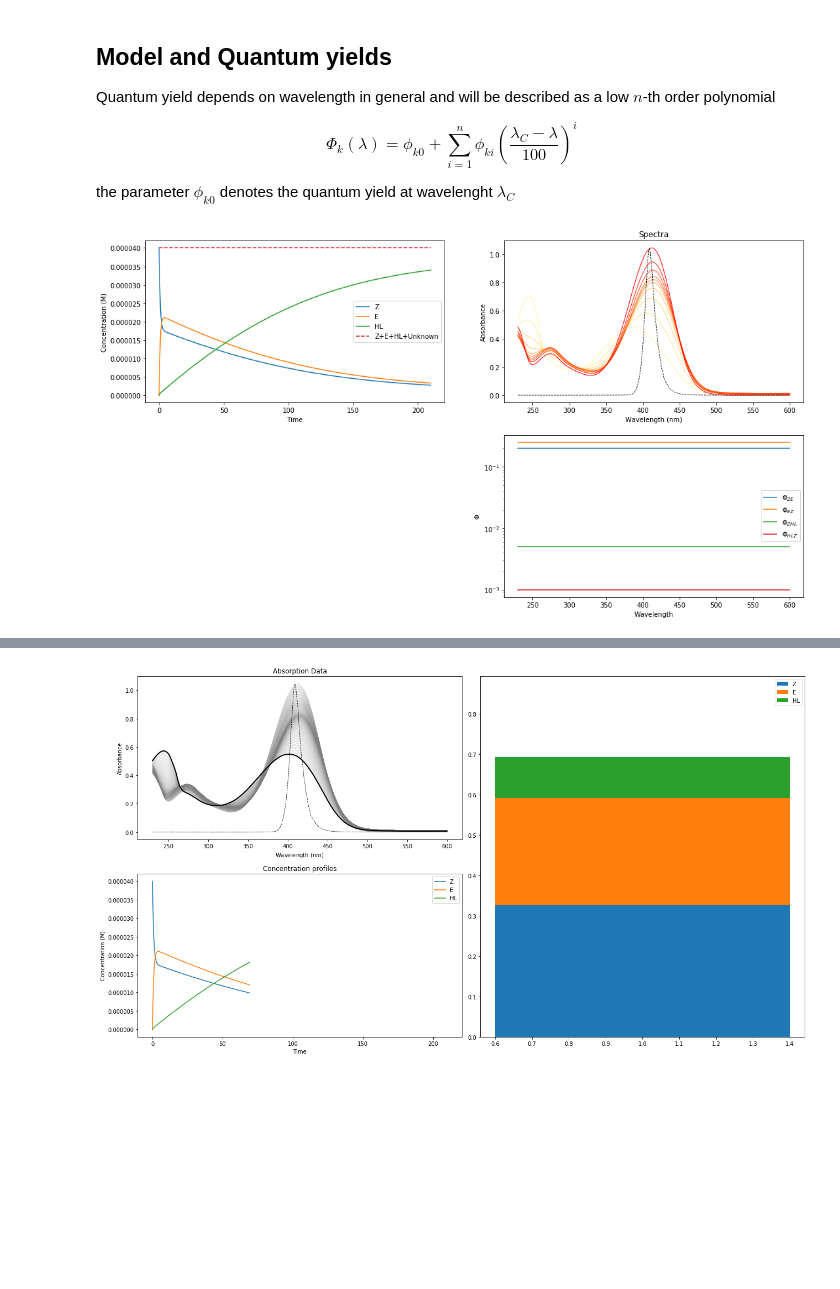
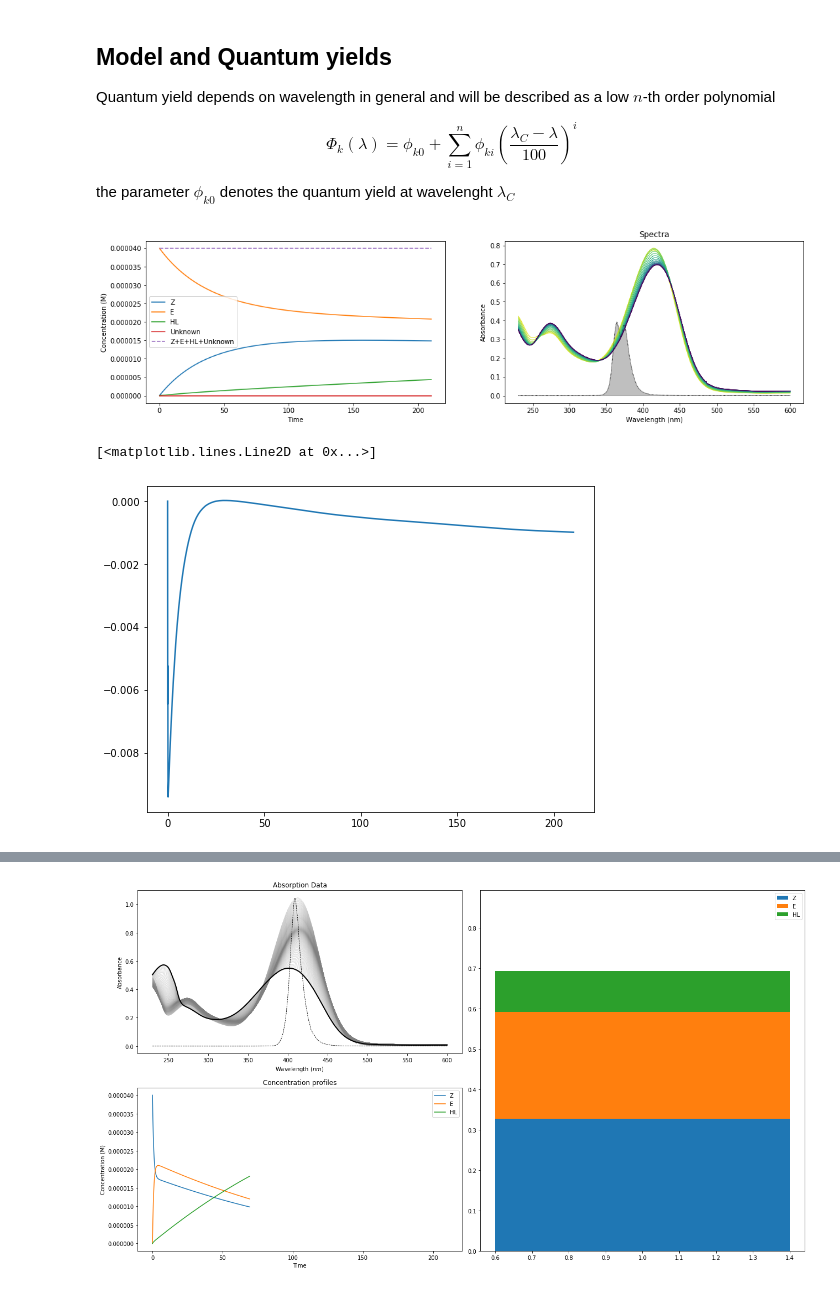
Before and after one commit to dmadea/Jupyter-Tutorials, a Jupyter notebook: Photoreaction kinetics/Simulation-general.ipynb, the cells around one changed output, grey strips where cells are left out. Drawn from its saved outputs; the diff is of its cells as text; code cells hidden in the pictures; blank space fills up the shorter version.

```diff
--- a/Photoreaction kinetics/Simulation-general.ipynb
+++ b/Photoreaction kinetics/Simulation-general.ipynb
@@ -118,7 +118,7 @@ eps = np.loadtxt(fname, delimiter=',', dtype=np.float64, skiprows=1)
 wavelengths = eps[:, 0] + 230
 ST = eps[:, 1:].T  # ST is a matrix of n x w
 
-ST = ST[:-1]
+# ST = ST[:-1]
 
 
 n = ST.shape[0]  # number of absorbing species
@@ -200,6 +200,7 @@ def _x_symlog(start, end, n, linscale=1, linthresh=1):
     return symlog
 # %%
 from scipy.integrate import odeint
+from matplotlib import cm
 import math
 # import cProfile
 np.seterr(all='warn')
@@ -336,16 +337,19 @@ C = np.zeros((t, n))  # define concentration matrix with dimensions t x n.
 #                 [0, Phi_EHL, -Phi_HLD - Phi_HLE, 0],
 #                 [0, 0, Phi_HLD, 0]])
 
-Phi_ZE = Phi([0.2, 0.00, 0], 400, wavelengths)
-Phi_EZ = Phi([0.25, 0.0, 0], 400, wavelengths)
-Phi_ZHL = Phi([0.005, 0.00, 0], 400, wavelengths)
-Phi_HLZ = Phi([0.001, 0.000, 0], 400, wavelengths)
+# Phi_ZE = Phi([0.25, 0.00, 0], 400, wavelengths)
+# Phi_EZ = Phi([0.25, 0.0, 0], 400, wavelengths)
+# Phi_EHL = Phi([0.005, 0.00, 0], 400, wavelengths)
+# Phi_HLE = Phi([0.003, 0.000, 0], 400, wavelengths)
+# Phi_HLD = Phi([0.0005, 0.000, 0], 400, wavelengths)
 
 
-# Phi_ZE = 0.2
-# Phi_EZ = 0.25
-# Phi_ZHL = 0.005
-# Phi_HLZ = 0.001
+
+Phi_ZE = 0.25
+Phi_EZ = 0.25
+Phi_EHL = 0.02
+Phi_HLE = 0.000
+Phi_HLD = 0.000
 
 # Phi_ZE = Phi([0.62], 400, wavelengths)
 # Phi_EZ = Phi([0.1], 400, wavelengths)
@@ -368,9 +372,14 @@ Phi_HLZ = Phi([0.001, 0.000, 0], 400, wavelengths)
 
 _0 = np.zeros(wavelengths.shape) if isinstance(Phi_ZE, np.ndarray) else 0
 
-K = np.asarray([[-Phi_ZE - Phi_ZHL, Phi_EZ, Phi_HLZ],
-                [Phi_ZE, -Phi_EZ , _0],
-                [Phi_ZHL, _0 , - Phi_HLZ]])
+# K = np.asarray([[-Phi_ZE, Phi_EZ, _0],
+#                 [Phi_ZE, -Phi_EZ - Phi_EHL , Phi_HLE],
+#                 [_0,  Phi_EHL, - Phi_HLE]])
+
+K = np.asarray([[-Phi_ZE, Phi_EZ, _0, _0],
+                [Phi_ZE, -Phi_EZ - Phi_EHL , Phi_HLE, _0],
+                [_0,  Phi_EHL, - Phi_HLE - Phi_HLD, _0],
+                [_0,  _0, Phi_HLD, _0]])
 
 if isinstance(Phi_ZE, np.ndarray):
     K = np.transpose(K, (2, 0, 1))
@@ -387,12 +396,12 @@ if isinstance(Phi_ZE, np.ndarray):
 
 # cProfile.run('simulate(5e-5, 4, [c0, 0, 0], ST, K, times, wavelengths, l=1, I_source=I_source, w_irr=None)')
 
-I_source = LED_405
+I_source = LED_355
 
 c0 = 4e-5
 w_irr = None
 
-C = simulate(4e-7, 0.003, [c0, 0, 0], ST, K, times, wavelengths, l=1, I_source=I_source, w_irr=w_irr)
+C = simulate(1e-8, 0.003, [0, c0, 0, 0], ST, K, times, wavelengths, l=1, I_source=I_source, w_irr=w_irr)
 
 
 # # q_rel = _calc_q_rel(ST, C, wavelengths, I_source=I_source)
@@ -411,9 +420,14 @@ D = C @ ST  # compute data matrix
 
 # plot time-dependent spectra
 plt.subplot(2, 2, 2)
-for i in reversed(range(0, t, 20)):
-    plt.plot(wavelengths, D[i], color=(1, i/t, 0, (t-i/1.4)/t), label='$t = {}$'.format(times[i]), lw=1)
-plt.plot(wavelengths, D.max() * I_source / I_source.max(), label='irrsource', linestyle='--', color='black', lw=0.8)
+
+cmap = cm.get_cmap('viridis')
+for i in reversed(range(0, t, 10)):
+    plt.plot(wavelengths, D[i], color=cmap(i/(D.shape[0]-1)), label='$t = {}$'.format(times[i]), lw=1)
+
+y_irr = D.max() * 0.5*I_source / I_source.max()
+plt.plot(wavelengths, y_irr, linestyle=':', color='black', lw=0.8)
+plt.fill(wavelengths, y_irr, label='irrsource', color='gray', alpha=0.5)
 plt.title("Spectra")
 plt.xlabel('Wavelength (nm)')
 plt.ylabel('Absorbance')
@@ -428,31 +442,39 @@ plt.ylabel('Absorbance')
 
 if isinstance(Phi_ZE, np.ndarray):
     plt.subplot(2, 2, 4)
 
     plt.plot(wavelengths, Phi_ZE, label="$\Phi_{ZE}$")
     plt.plot(wavelengths, Phi_EZ, label="$\Phi_{EZ}$")
     plt.plot(wavelengths, Phi_ZHL, label="$\Phi_{ZHL}$")
     plt.plot(wavelengths, Phi_HLZ, label="$\Phi_{HLZ}$")
     # plt.plot(wavelengths, Phi_HL, label="$\Phi_{HL-decay}$")
 
     plt.yscale('log')
 
     plt.xlabel('Wavelength')
     plt.ylabel('$\Phi$')
     plt.legend()
 
 
 plt.show()
 
 
 # fname='Z_cut470.txt'
 # delimiter = '\t'
 
 # mat = np.vstack((wavelengths, D))
 # buffer = delimiter + delimiter.join(f"{num}" for num in times) + '\n'
 # buffer += '\n'.join(delimiter.join(f"{num}" for num in row) for row in mat.T)
 
 # with open(fname, 'w', encoding='utf8') as f:
 #     f.write(buffer)
 # %% [output]
-[figure, old version]
+[figure, new version]
+# %%
+norm = C[:, [0, 1]] / np.max(C[:, [0, 1]], axis=0)
+
+plt.rcParams['figure.figsize'] = [8, 6]
+plt.plot(times, norm[:, 0] - norm[:, 1])
+# %% [output]
+[<matplotlib.lines.Line2D at 0x...>]
+[figure, added]
```
Also changed, not shown: parts of 3 cells of this notebook, 3 other files.
